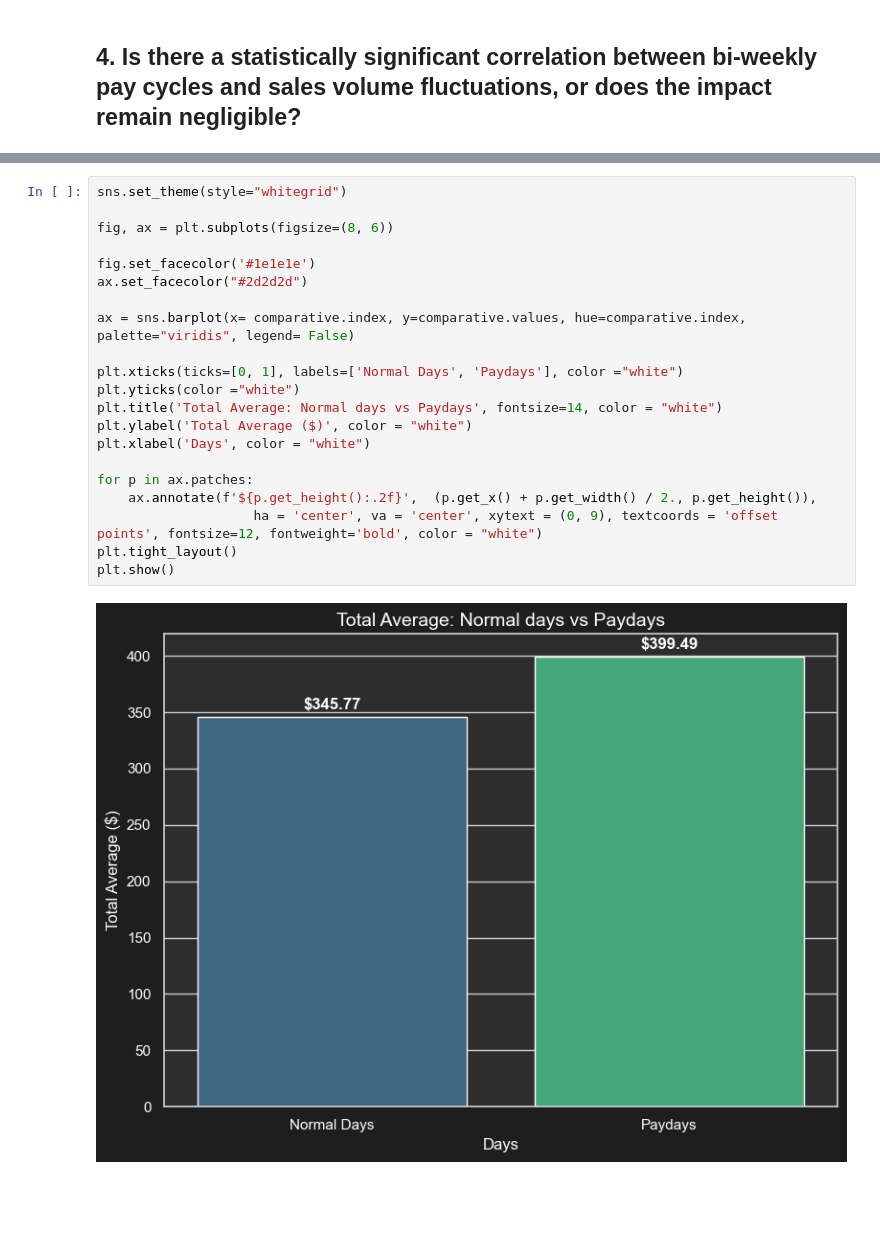
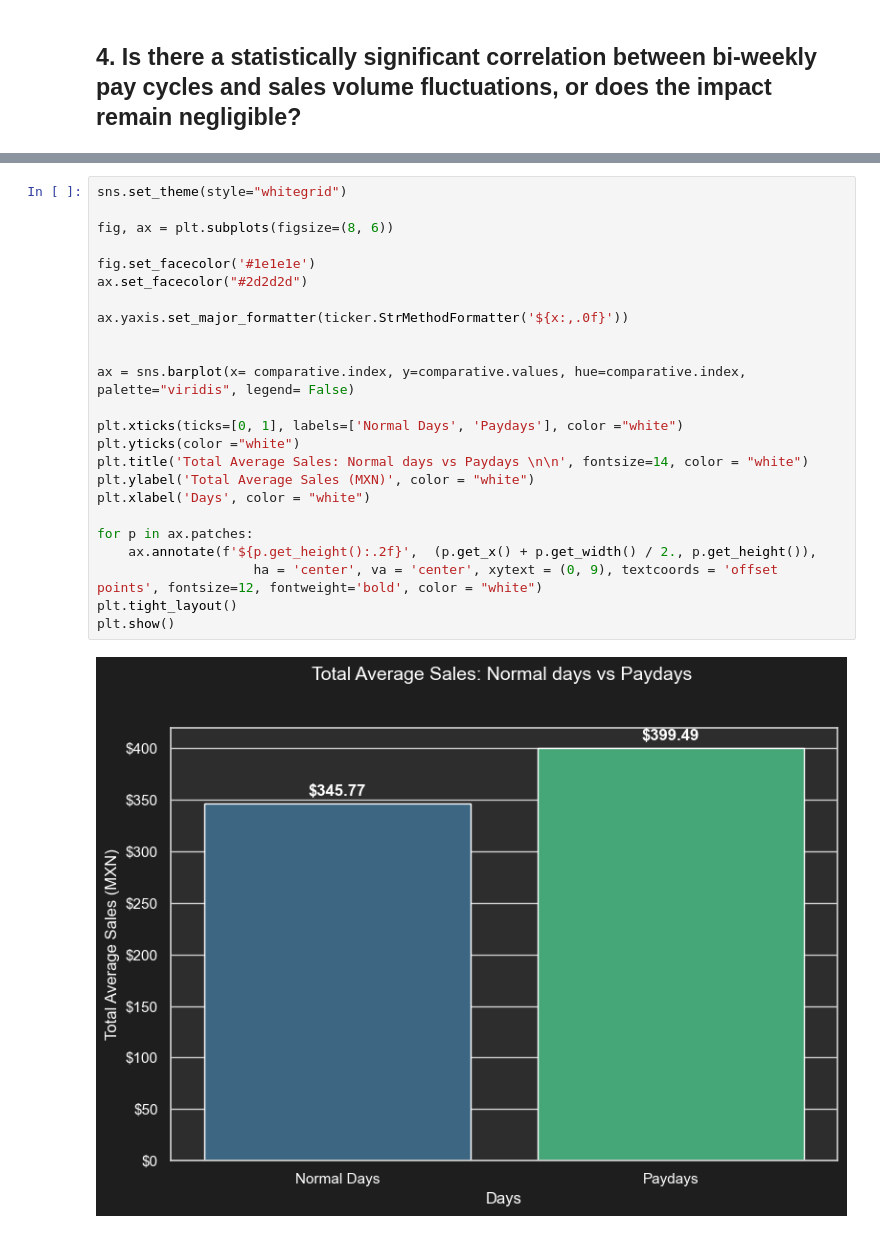
Before and after one commit to Moises-Acosta/Sales_proyect, a Jupyter notebook: Sales_Proyect.ipynb, the cells around one changed output, grey strips where cells are left out. Cells and saved outputs as stored; diff of their text form; blank space fills up the shorter version.

```diff
--- a/Sales_Proyect.ipynb
+++ b/Sales_Proyect.ipynb
@@ -309,23 +369,26 @@ axe.grid(color='gray', linestyle='--', alpha=0.3)
 # %%
 sns.set_theme(style="whitegrid")
 
 fig, ax = plt.subplots(figsize=(8, 6))
 
 fig.set_facecolor('#1e1e1e')
 ax.set_facecolor("#2d2d2d")
 
+ax.yaxis.set_major_formatter(ticker.StrMethodFormatter('${x:,.0f}'))
+
+
 ax = sns.barplot(x= comparative.index, y=comparative.values, hue=comparative.index, palette="viridis", legend= False)
 
 plt.xticks(ticks=[0, 1], labels=['Normal Days', 'Paydays'], color ="white")
 plt.yticks(color ="white")
-plt.title('Total Average: Normal days vs Paydays', fontsize=14, color = "white")
-plt.ylabel('Total Average ($)', color = "white")
+plt.title('Total Average Sales: Normal days vs Paydays \n\n', fontsize=14, color = "white")
+plt.ylabel('Total Average Sales (MXN)', color = "white")
 plt.xlabel('Days', color = "white")
 
 for p in ax.patches:
     ax.annotate(f'${p.get_height():.2f}',  (p.get_x() + p.get_width() / 2., p.get_height()),
                     ha = 'center', va = 'center', xytext = (0, 9), textcoords = 'offset points', fontsize=12, fontweight='bold', color = "white")
 plt.tight_layout()
 plt.show()
 # %% [output]
-[figure, old version]
+[figure, new version]
```
Also changed, not shown: parts of 29 cells of this notebook.
